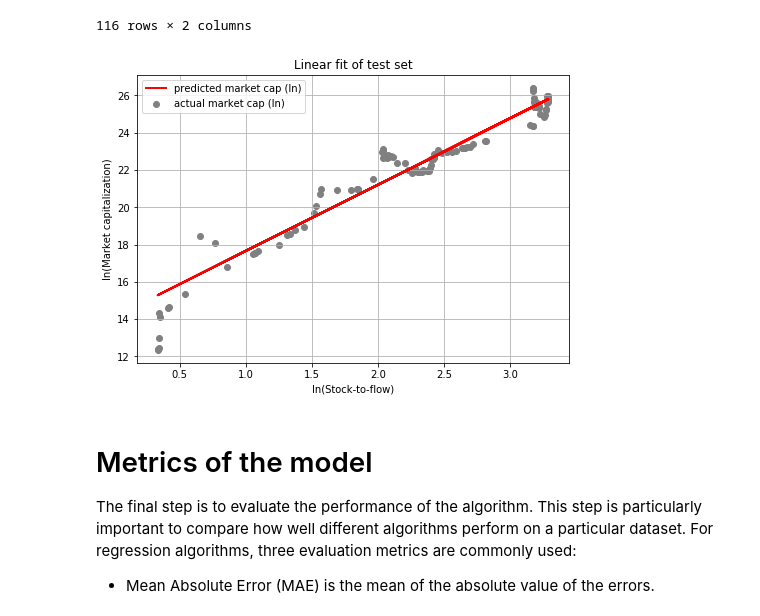
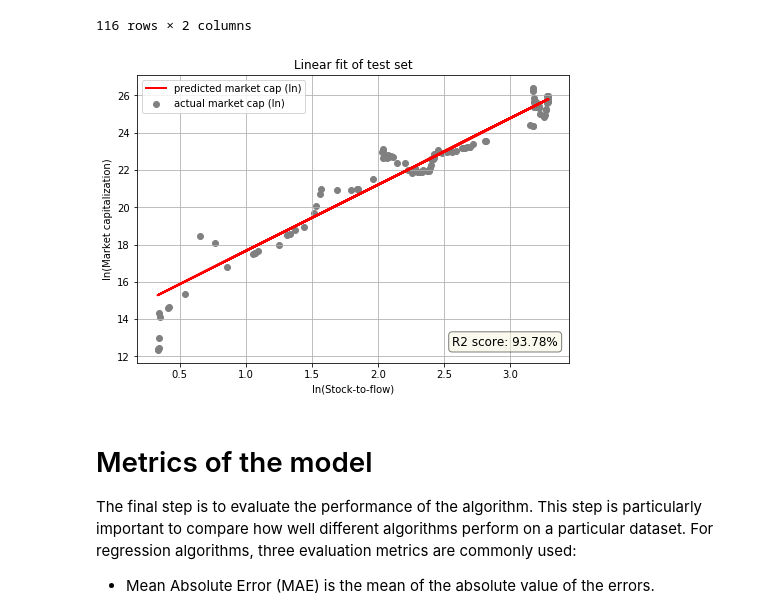
Before and after one commit to raulcano/bitcoin-analysis, a Jupyter notebook: btc-analysis.ipynb, the cells around one changed output. Drawn from its saved outputs; the diff is of its cells as text; code cells hidden in the pictures.

```diff
--- a/btc-analysis.ipynb
+++ b/btc-analysis.ipynb
@@ -340,23 +339,32 @@ df_linearR
 # %%
 fig = plt.figure()
 ax = fig.add_axes([0, 0, 1, 1]) # main axes
 ax.scatter(X_test, y_test, color='gray')
 ax.plot(X_test, y_pred, color='red', linewidth=2)
 
 ax.set_title('Linear fit of test set')
 ax.legend(('predicted market cap (ln)','actual market cap (ln)'),
     loc="upper left",
     ncol=1,
     fontsize=10)
 
 
 ax.set_xlabel('ln(Stock-to-flow)')
 ax.set_ylabel('ln(Market capitalization)')
 
+#Text box
+# these are matplotlib.patch.Patch properties
+textstr = 'R2 score: ' + str(round(metrics.r2_score(y_test, y_pred),4)*100) + '%'
+props = dict(boxstyle='round', facecolor='beige', alpha=0.5)
+# place a text box in upper left in axes coords
+ax.text(0.73, 0.05, textstr, transform=ax.transAxes, fontsize=12,
+    verticalalignment='bottom', bbox=props)
+
+
 plt.grid(True, which="both")
 plt.show()
 # %% [output]
-[figure, old version]
+[figure, new version]
 # %% [markdown]
 # Metrics of the model
 The final step is to evaluate the performance of the algorithm. This step is particularly important to compare how well different algorithms perform on a particular dataset. For regression algorithms, three evaluation metrics are commonly used:
```
Also changed, not shown: parts of 6 cells of this notebook.
